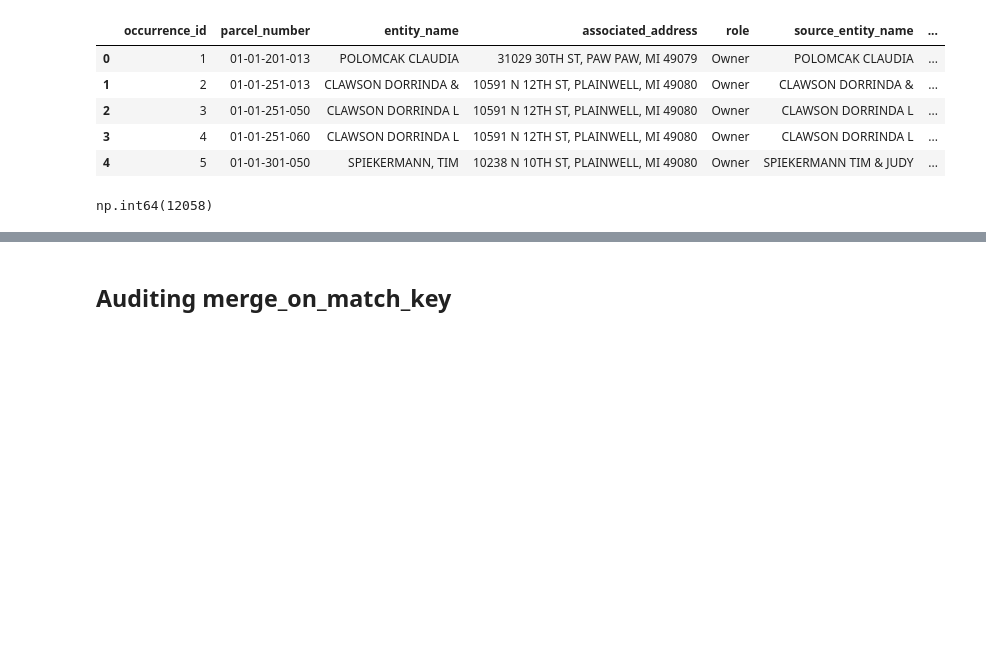
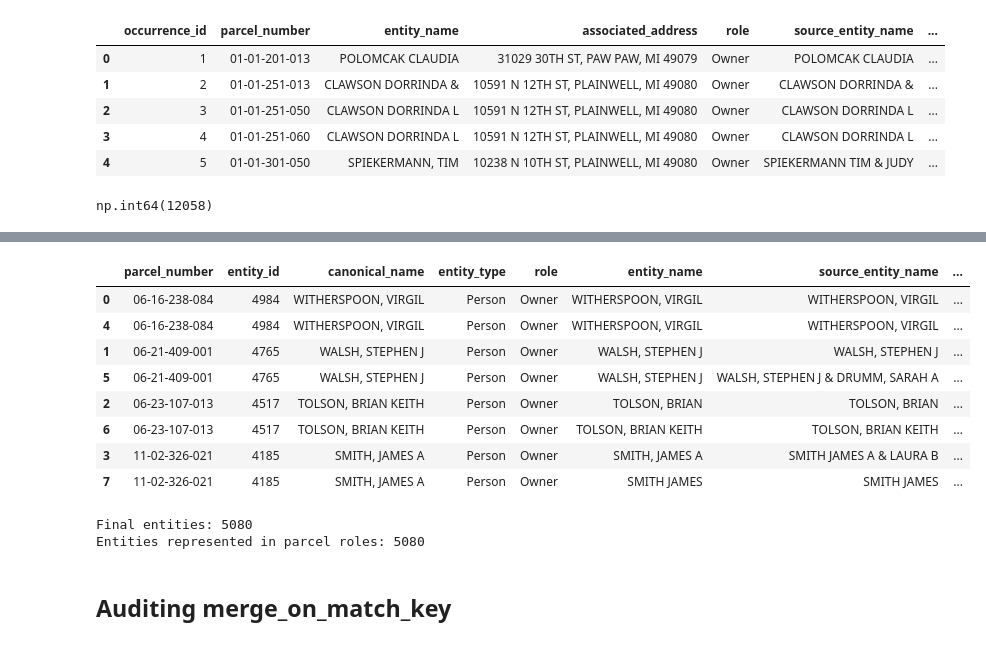
Before and after one commit to mattphinney-94/kzoo_county_project, a Jupyter notebook: Finalized_Entity_Table_Analysis.ipynb, the cells around one changed output, grey strips where cells are left out. Cells and saved outputs as stored; diff of their text form; code cells hidden in the pictures; blank space fills up the shorter version.

```diff
--- a/Finalized_Entity_Table_Analysis.ipynb
+++ b/Finalized_Entity_Table_Analysis.ipynb
@@ -85,3 +249,83 @@ np.int64(12058)
+# %%
+duplicate_role_detail = (
+    entity_occurrences
+    .merge(
+        duplicate_role_relationships[
+            [
+                "parcel_number",
+                "entity_id",
+                "role"
+            ]
+        ],
+        on=[
+            "parcel_number",
+            "entity_id",
+            "role"
+        ],
+        how="inner"
+    )
+    .merge(
+        entities[
+            [
+                "entity_id",
+                "canonical_name",
+                "canonical_address"
+            ]
+        ],
+        on="entity_id",
+        how="left"
+    )
+    .sort_values(
+        by=[
+            "parcel_number",
+            "entity_id",
+            "role",
+            "occurrence_id"
+        ]
+    )
+)
+
+duplicate_role_detail[
+    [
+        "parcel_number",
+        "entity_id",
+        "canonical_name",
+        "entity_type",
+        "role",
+        "entity_name",
+        "source_entity_name",
+        "source_column",
+        "associated_address",
+        "joint_expanded",
+        "source_occurrence_id",
+        "occurrence_id"
+    ]
+]
+# %% [output]
+|  | parcel_number | entity_id | canonical_name | entity_type | role | entity_name | source_entity_name | ... |
+| 0 | 06-16-238-084 | 4984 | WITHERSPOON, VIRGIL | Person | Owner | WITHERSPOON, VIRGIL | WITHERSPOON, VIRGIL | ... |
+| 4 | 06-16-238-084 | 4984 | WITHERSPOON, VIRGIL | Person | Owner | WITHERSPOON, VIRGIL | WITHERSPOON, VIRGIL | ... |
+| 1 | 06-21-409-001 | 4765 | WALSH, STEPHEN J | Person | Owner | WALSH, STEPHEN J | WALSH, STEPHEN J | ... |
+| 5 | 06-21-409-001 | 4765 | WALSH, STEPHEN J | Person | Owner | WALSH, STEPHEN J | WALSH, STEPHEN J & DRUMM, SARAH A | ... |
+| 2 | 06-23-107-013 | 4517 | TOLSON, BRIAN KEITH | Person | Owner | TOLSON, BRIAN | TOLSON, BRIAN | ... |
+| 6 | 06-23-107-013 | 4517 | TOLSON, BRIAN KEITH | Person | Owner | TOLSON, BRIAN KEITH | TOLSON, BRIAN KEITH | ... |
+| 3 | 11-02-326-021 | 4185 | SMITH, JAMES A | Person | Owner | SMITH, JAMES A | SMITH JAMES A & LAURA B | ... |
+| 7 | 11-02-326-021 | 4185 | SMITH, JAMES A | Person | Owner | SMITH JAMES | SMITH JAMES | ... |
+# %%
+print(
+    "Final entities:",
+    len(entities)
+)
+
+print(
+    "Entities represented in parcel roles:",
+    parcel_entity_roles[
+        "entity_id"
+    ].nunique()
+)
+# %% [output]
+Final entities: 5080
+Entities represented in parcel roles: 5080
 # %% [markdown]
 ## Auditing merge_on_match_key
 # %%
```
Also changed, not shown: parts of 8 cells of this notebook, 2 other files.
